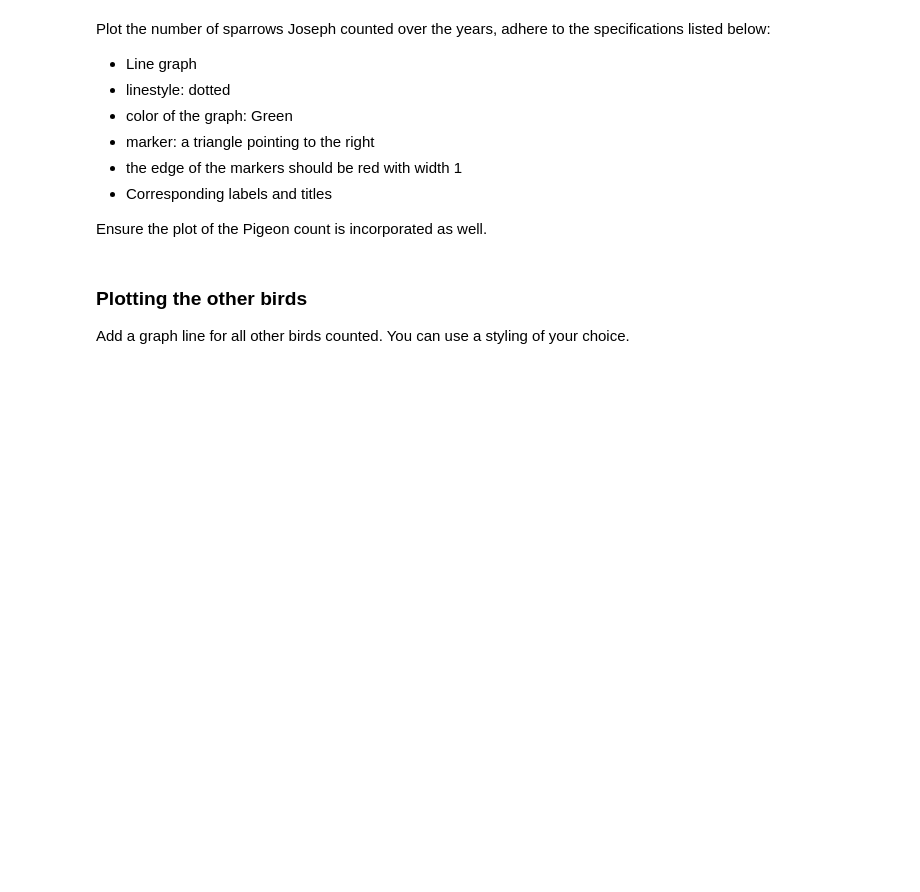
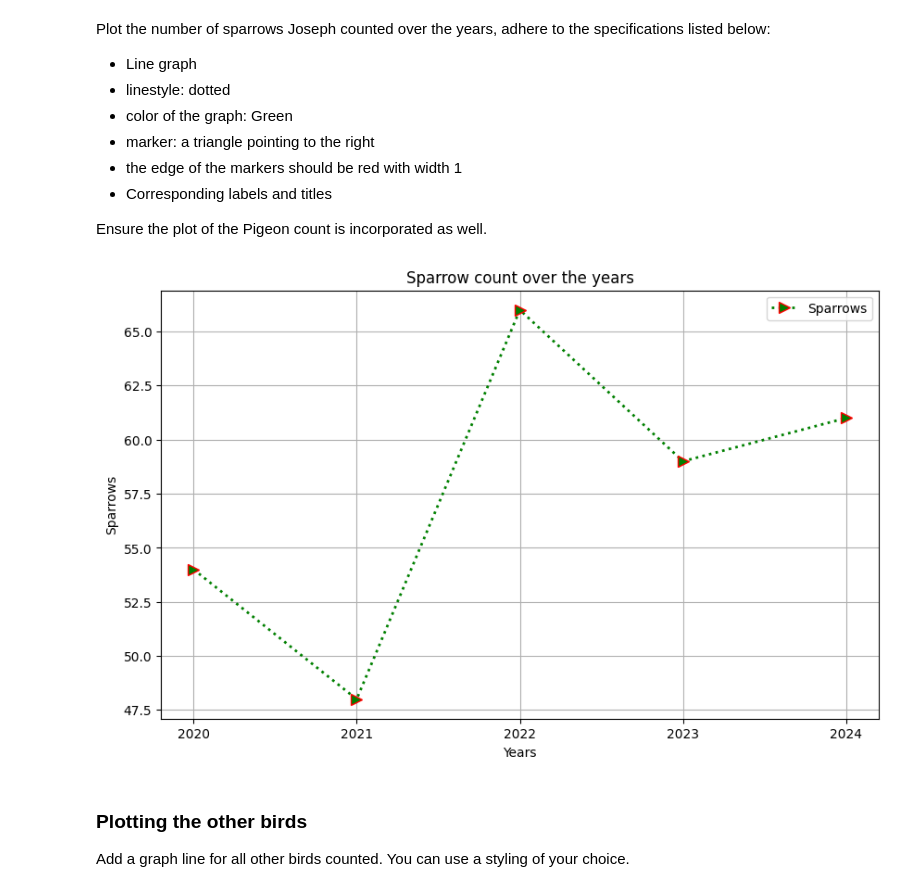
Before and after one commit to Adriaan-Cloet/P2-coursematerial-2425, a Jupyter notebook: 05-data-processing/03-data_visualization/exercises_visualizations.ipynb, the cells around one changed output. Saved outputs shown, nothing was run; the diff lists cells and outputs as text; code cells hidden in the pictures; blank space fills up the shorter version.

```diff
--- a/05-data-processing/03-data_visualization/exercises_visualizations.ipynb
+++ b/05-data-processing/03-data_visualization/exercises_visualizations.ipynb
@@ -22,3 +25,5 @@ data = {
 Load and inspect the data.
 # %%
 # Load and inspect
+df = pd.DataFrame(data)
+df
@@ -53,3 +74,29 @@ Ensure the plot of the Pigeon count is incorporated as well.
+# %%
+# Plotting the sparrow count
+
+plt.figure(figsize=(10, 6))
+
+plt.plot(
+    df["year"],
+    df["Sparrows"],
+    marker = ">",
+    linestyle = ":",
+    color = "green",
+    markeredgecolor = "red",
+    markeredgewidth = 1,
+    linewidth = 2,
+    markersize=8,
+    label="Sparrows"
+)
+
+plt.xlabel("Years")
+plt.ylabel("Sparrows")
+plt.title("Sparrow count over the years")
+plt.legend()
+plt.grid(True)
+plt.show()
+# %% [output]
+[figure, added]
 # %% [markdown]
 ### Plotting the other birds
 
```
Also changed, not shown: parts of 15 cells of this notebook, 23 other files.
